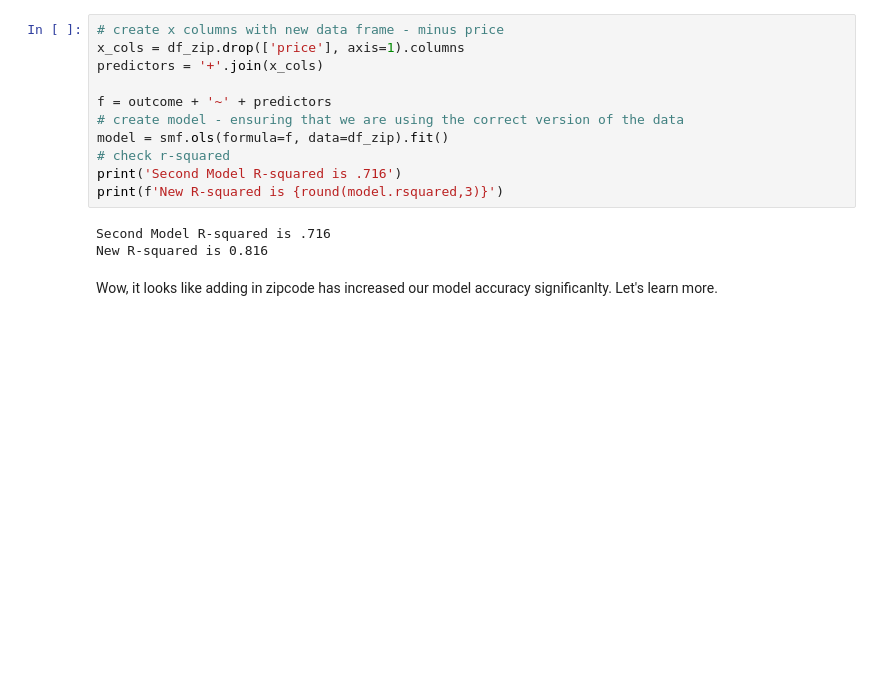
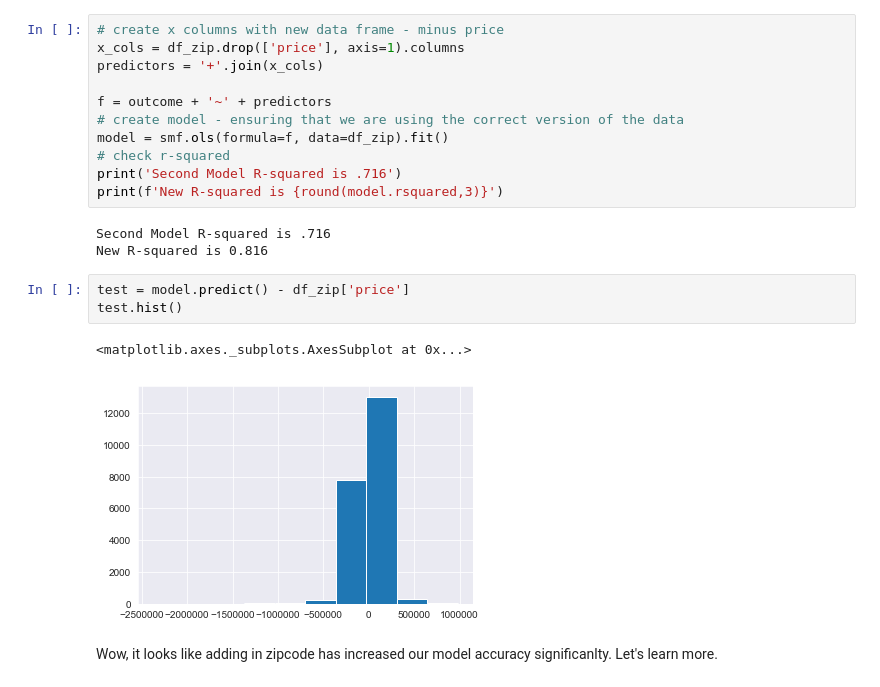
Before and after one commit to rab175/dsc-v2-mod1-final-project-online-ds-pt-071519, a Jupyter notebook: student.ipynb, the cells around one changed output. Drawn from its saved outputs; the diff is of its cells as text; blank space fills up the shorter version.

```diff
--- a/student.ipynb
+++ b/student.ipynb
@@ -1921,6 +1925,12 @@ print(f'New R-squared is {round(model.rsquared,3)}')
 # %% [output]
 Second Model R-squared is .716
 New R-squared is 0.816
+# %%
+test = model.predict() - df_zip['price']
+test.hist()
+# %% [output]
+<matplotlib.axes._subplots.AxesSubplot at 0x...>
+[figure, added]
 # %% [markdown]
 Wow, it looks like adding in zipcode has increased our model accuracy significanlty. Let's learn more.
 # %%
```
Also changed, not shown: parts of 13 cells of this notebook.
